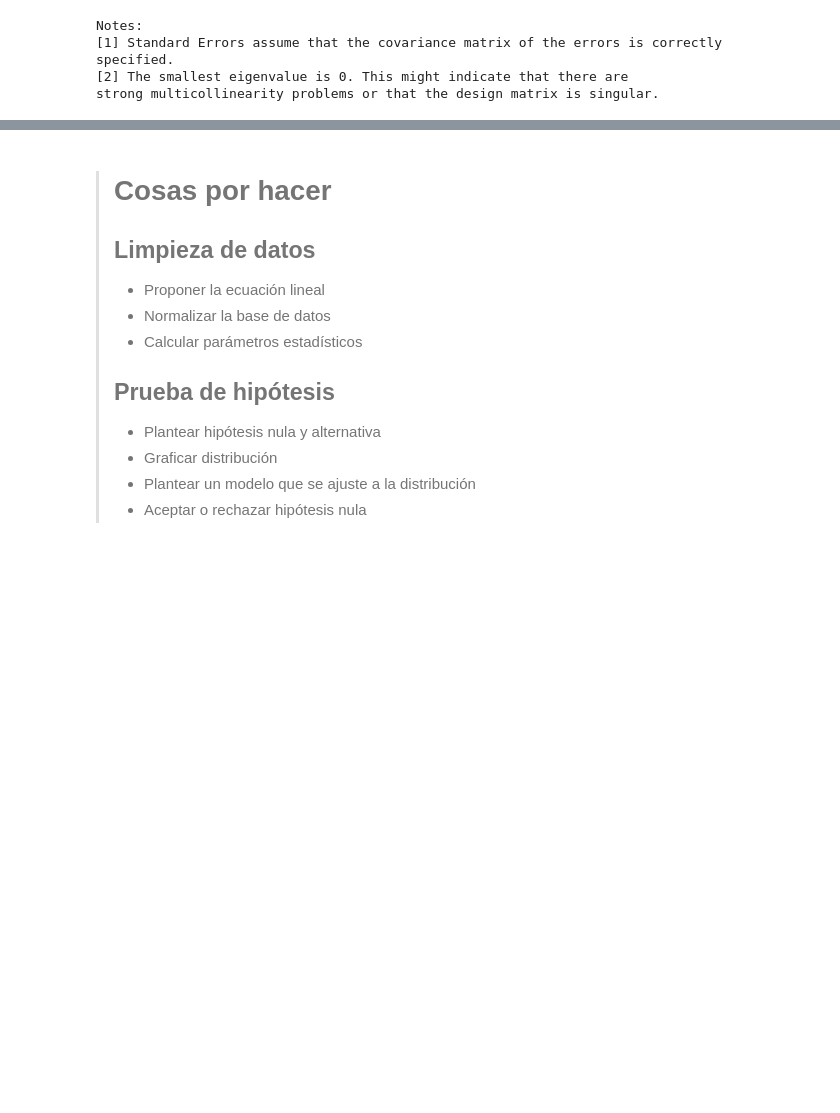
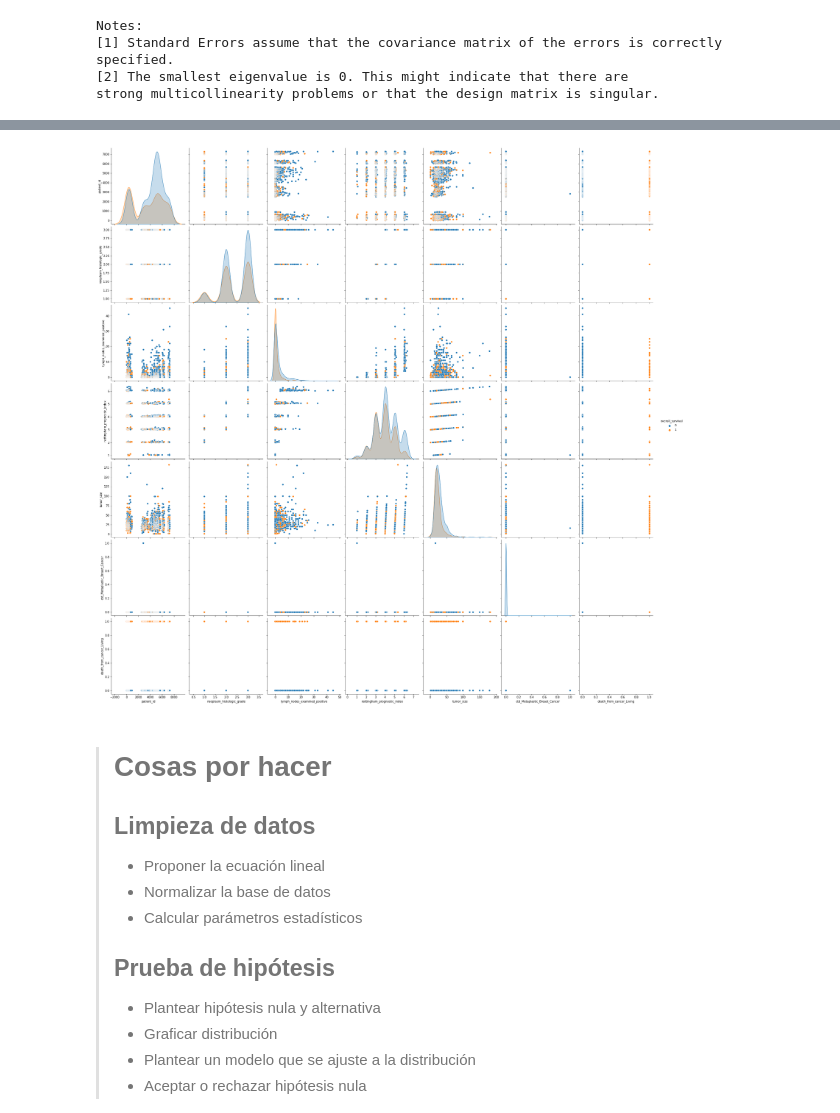
Before and after one commit to SebasM2000/DataBase_Sttcs, a Jupyter notebook: comp.ipynb, the cells around one changed output, grey strips where cells are left out. Cells and saved outputs as stored; diff of their text form; code cells hidden in the pictures; blank space fills up the shorter version.

```diff
--- a/comp.ipynb
+++ b/comp.ipynb
@@ -432,6 +432,8 @@ plt.show()
 # %%
-sns.pairplot(analisis, hue='overall_survival', size=4)
+sns.pairplot(analisis3, hue='overall_survival', size=4)
 plt.show()
+# %% [output]
+[figure, added]
 # %% [markdown]
 > <h1> Cosas por hacer </h1>
 >
```
Also changed, not shown: parts of 10 cells of this notebook.
